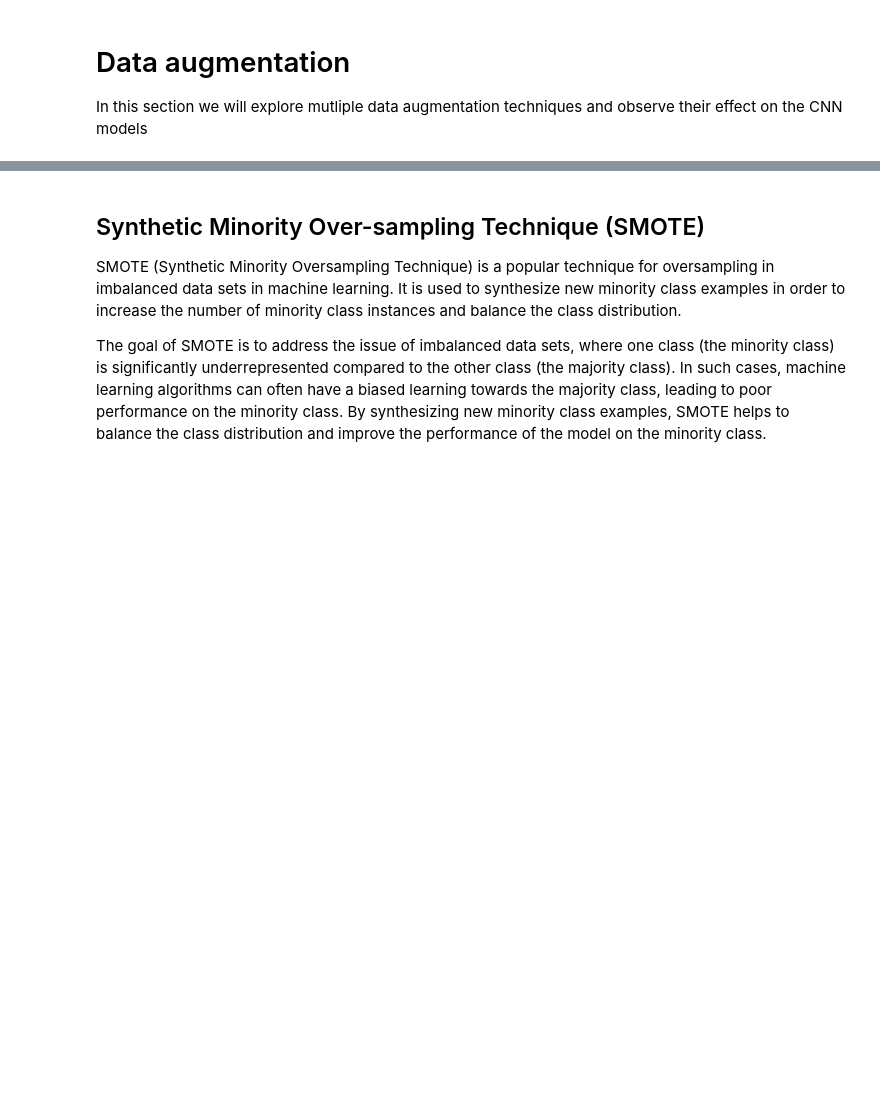
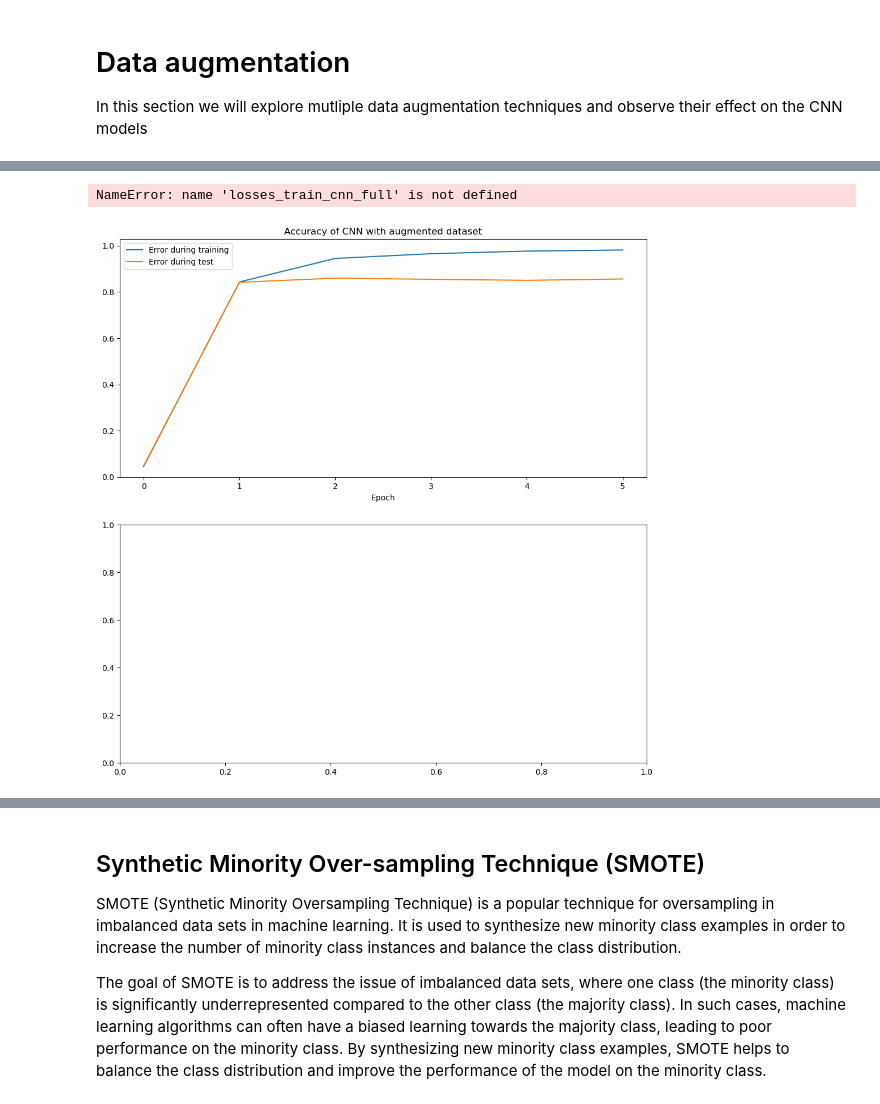
Before and after one commit to alexandre-flamant/FashionMNISTDataAugmentation, a Jupyter notebook: src/Data augmentation on MNIST.ipynb, the cells around one changed output, grey strips where cells are left out. Saved outputs shown, nothing was run; the diff lists cells and outputs as text; code cells hidden in the pictures; blank space fills up the shorter version.

```diff
--- a/src/Data augmentation on MNIST.ipynb
+++ b/src/Data augmentation on MNIST.ipynb
@@ -526,0 +584,14 @@ for j in range(10):
+# %%
+%%time
+
+# Error metrics at initialisation
+
+losses_train_cnn_rot     = np.zeros(n_epoch_cnn+1)
+accuracies_train_cnn_rot = np.zeros(n_epoch_cnn+1)
+accuracies_test_cnn_rot  = np.zeros(n_epoch_cnn+1)
+
+evaluate_raw_performances(cnn_rot, rot_train_loader, test_loader, rot_train_n_batches, test_n_batches,
+                          losses_train_cnn_rot, accuracies_train_cnn_rot, accuracies_test_cnn_rot,
+                          loss_function_cnn_rot, optimizer_cnn_rot)
+
+print()
@@ -526,0 +622,24 @@ for j in range(10):
+# %%
+# Plots of accuracy and of loss function, augmented dataset.
+epochs = np.arange(n_epoch_cnn+1)
+fig, (ax1, ax2) = plt.subplots(2, 1, figsize=(12,12))
+
+ax1.plot(epochs, accuracies_train_cnn_rot, label = "Error during training")
+ax1.plot(epochs, accuracies_test_cnn_rot, label = "Error during test")
+ax1.set_title('Accuracy of CNN with augmented dataset')
+ax1.set_xlabel('Epoch')
+ax1.legend()
+
+ax2.plot(epochs, losses_train_cnn_full)
+ax2.set_title('CNN loss with augmented dataset')
+ax2.set_xlabel('Epoch')
+
+
+for ax in (ax1, ax2):
+    ax.xaxis.set_major_locator(MaxNLocator(integer=True))
+    ax.xaxis.set_major_formatter(FormatStrFormatter('%.0f'))
+
+plt.savefig("../figures/CNN_Metrics_aug.png")
+# %% [output]
+NameError: name 'losses_train_cnn_full' is not defined
+[figure, added]
```
Also changed, not shown: parts of 21 cells of this notebook, 1 other file.
